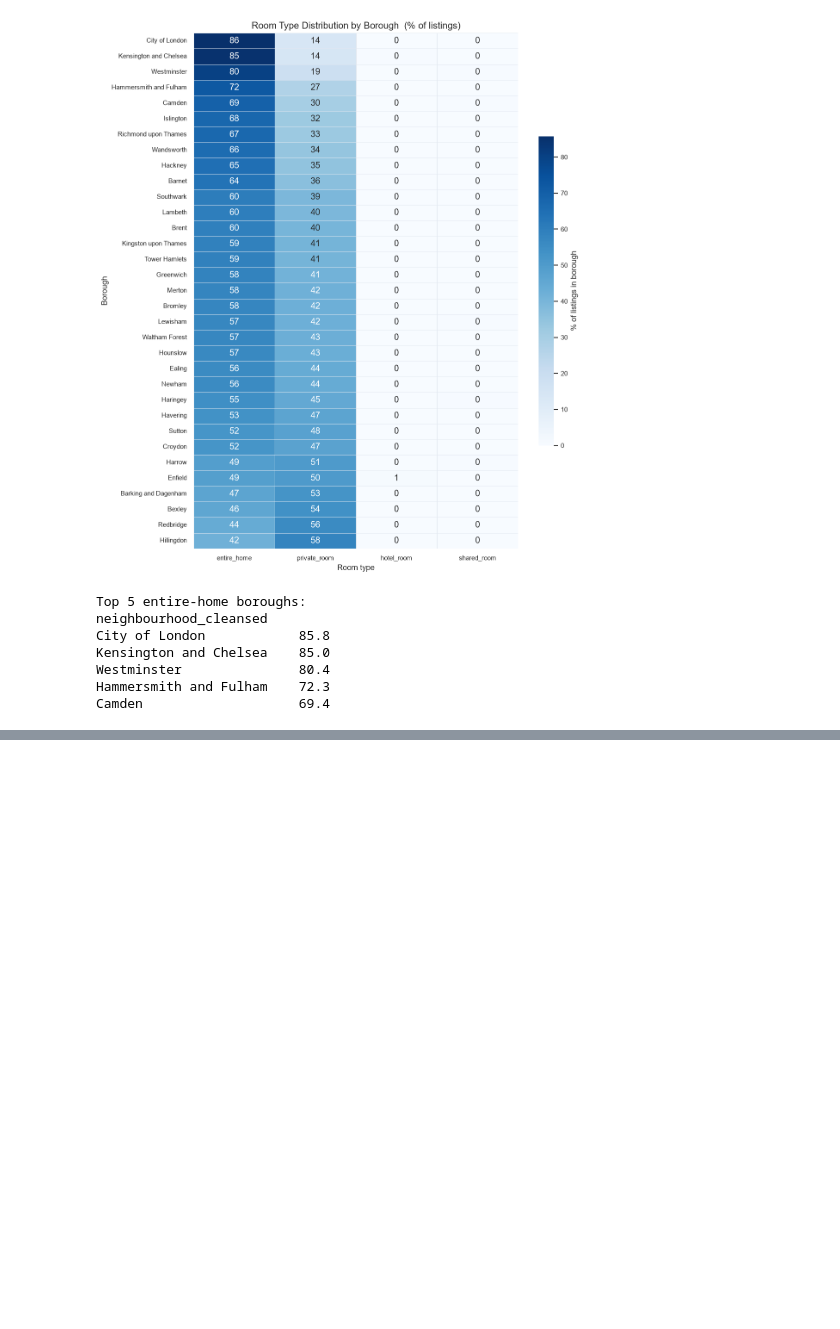
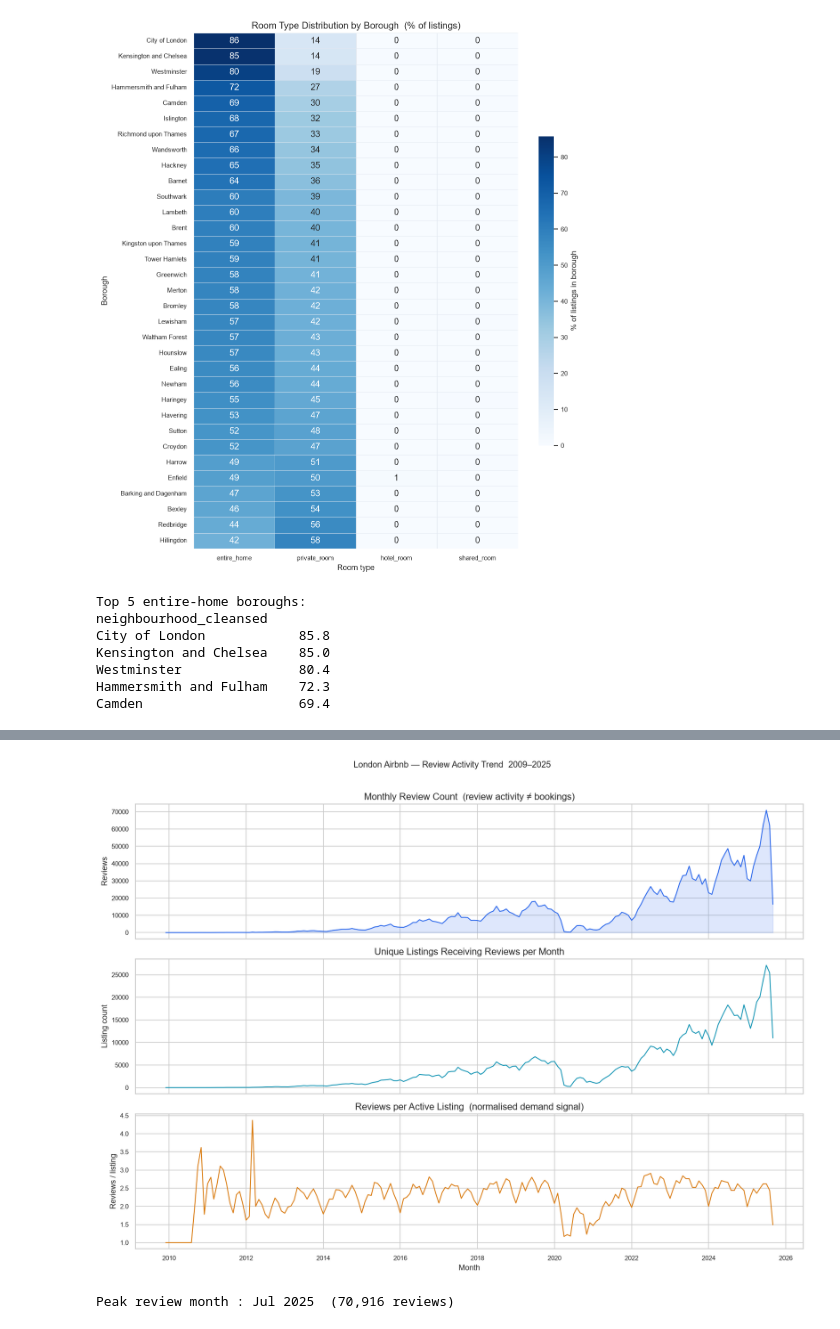
Before and after one commit to bavikaranyogeswaran/Airbnb-Multi-City-Data-Pipeline, a Jupyter notebook: notebooks/03_exploratory_data_analysis.ipynb, the cells around one changed output, grey strips where cells are left out. Drawn from its saved outputs; the diff is of its cells as text; code cells hidden in the pictures; blank space fills up the shorter version.

```diff
--- a/notebooks/03_exploratory_data_analysis.ipynb
+++ b/notebooks/03_exploratory_data_analysis.ipynb
@@ -944,0 +1055,55 @@ Camden                    69.4
+# %%
+# ── Chart 16 — Monthly review volume (2009 → 2025) ───────────────────────────
+# Plan 8.3: review volume as a demand proxy.
+# Note: reviews["id"] is the review identifier (not "review_id").
+# Review volume ≠ booking volume — framed as "review activity" throughout.
+
+reviews["month"] = reviews["date"].dt.to_period("M").dt.to_timestamp()
+
+monthly_reviews = (
+    reviews.groupby("month")
+    .agg(
+        review_count=("id", "count"),
+        active_listings=("listing_id", "nunique"),
+    )
+    .reset_index()
+)
+monthly_reviews["reviews_per_active_listing"] = (
+    monthly_reviews["review_count"] / monthly_reviews["active_listings"]
+).round(2)
+monthly_reviews.to_csv(TABLES / "monthly_review_volume.csv", index=False)
+
+fig, axes = plt.subplots(3, 1, figsize=(14, 10), sharex=True)
+
+# Review count over time
+axes[0].plot(monthly_reviews["month"], monthly_reviews["review_count"],
+             color="#2563eb", linewidth=1.2)
+axes[0].fill_between(monthly_reviews["month"], monthly_reviews["review_count"],
+                     alpha=0.15, color="#2563eb")
+axes[0].set_title("Monthly Review Count  (review activity ≠ bookings)")
+axes[0].set_ylabel("Reviews")
+
+# Unique active listings
+axes[1].plot(monthly_reviews["month"], monthly_reviews["active_listings"],
+             color="#0891b2", linewidth=1.2)
+axes[1].set_title("Unique Listings Receiving Reviews per Month")
+axes[1].set_ylabel("Listing count")
+
+# Reviews per listing — normalises for platform growth
+axes[2].plot(monthly_reviews["month"], monthly_reviews["reviews_per_active_listing"],
+             color="#d97706", linewidth=1.2)
+axes[2].set_title("Reviews per Active Listing  (normalised demand signal)")
+axes[2].set_ylabel("Reviews / listing")
+axes[2].set_xlabel("Month")
+
+plt.suptitle("London Airbnb — Review Activity Trend  2009–2025", fontsize=12, y=1.01)
+plt.tight_layout()
+plt.savefig(FIGS / "14_monthly_review_volume.png", dpi=150, bbox_inches="tight")
+plt.show()
+
+peak_month = monthly_reviews.loc[monthly_reviews["review_count"].idxmax()]
+print(f"Peak review month : {peak_month['month'].strftime('%b %Y')}  "
+      f"({int(peak_month['review_count']):,} reviews)")
+# %% [output]
+[figure, added]
+Peak review month : Jul 2025  (70,916 reviews)
```
Also changed, not shown: parts of 5 cells of this notebook, 10 other files.
